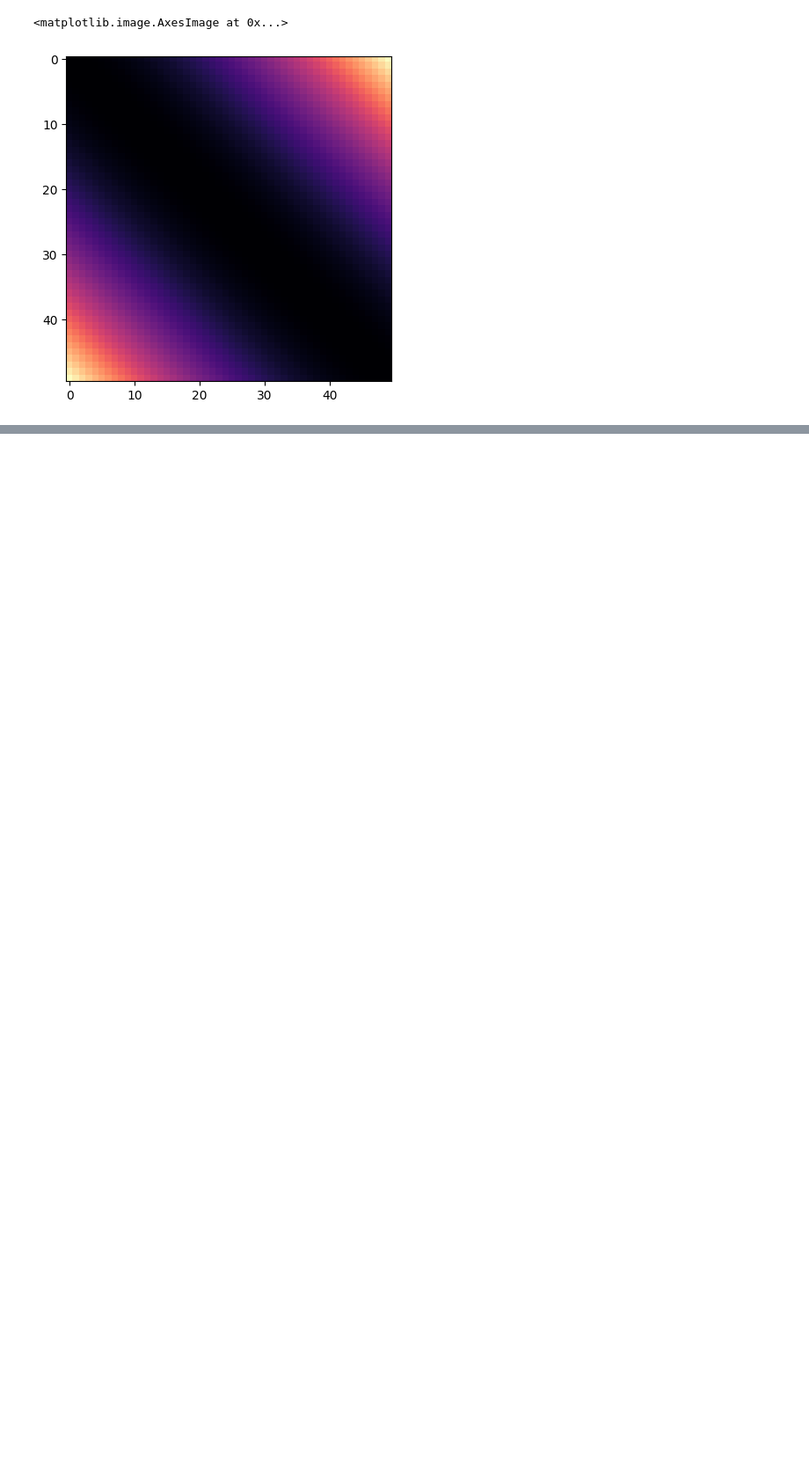
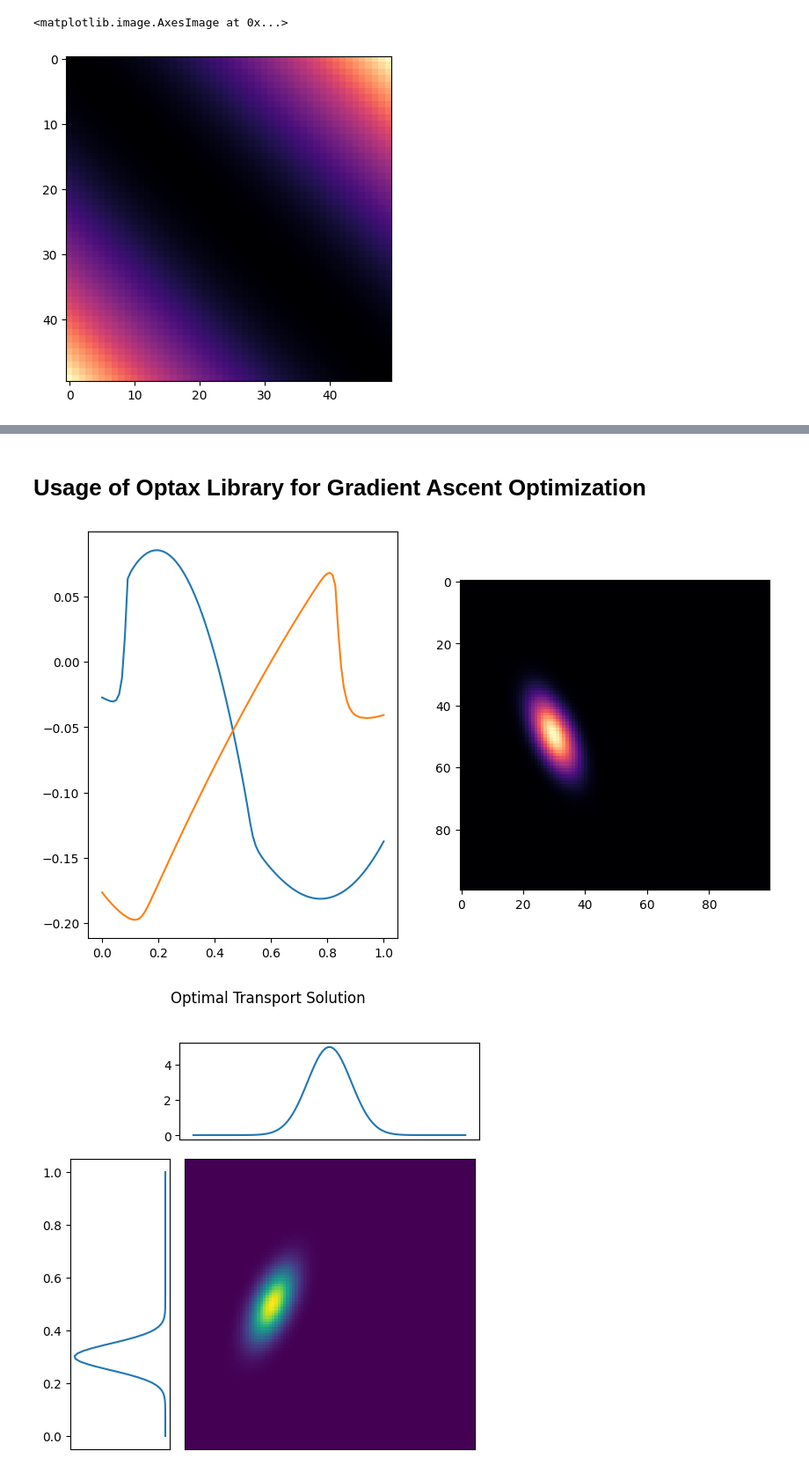
Before and after one commit to aipyth/optimal-transport, a Jupyter notebook: methods/gradient_ascent/gradient_ascent.ipynb, the cells around one changed output, grey strips where cells are left out. Shown at 88% size. Saved outputs shown, nothing was run; the diff lists cells and outputs as text; code cells hidden in the pictures; blank space fills up the shorter version.

Commit message:
wip: optax grad ascent

```diff
--- a/methods/gradient_ascent/gradient_ascent.ipynb
+++ b/methods/gradient_ascent/gradient_ascent.ipynb
@@ -324,0 +352,2 @@ for i, test in enumerate(test_cases):
+# %% [markdown]
+# Usage of Optax Library for Gradient Ascent Optimization
@@ -324,0 +411,32 @@ for i, test in enumerate(test_cases):
+# %%
+n = 100
+x = jnp.linspace(0, 1, n)
+pdf1 = jax.scipy.stats.norm.pdf(x, loc=0.3, scale=0.05)
+pdf2 = jax.scipy.stats.norm.pdf(x, loc=0.5, scale=0.08)
+
+C = jnp.pow(x[:, None] - x[None, :], 2)
+
+eps = 0.01
+
+final_potentials = gradient_ascent_opt(
+    C=C,
+    marginals=jnp.array([pdf1, pdf2]),
+    eps=eps,
+    optimizer=optax.sgd(learning_rate=1e-3),
+    max_iterations=100_000,
+    tol=1e-8,
+)
+
+transport_plan = jnp.exp(
+    (final_potentials[0][None, :] + final_potentials[1][:, None] - C) / eps
+)
+
+fig, ax = plt.subplots(1, 2, figsize=(10, 6))
+ax[0].plot(x, final_potentials[0])
+ax[0].plot(x, final_potentials[1])
+ax[1].imshow(transport_plan, cmap="magma")
+
+plotting.plot_ot_solution(x, pdf1, pdf2, transport_plan)
+# %% [output]
+[figure, added]
+[figure, added]
```
Also changed, not shown: parts of 11 cells of this notebook.
